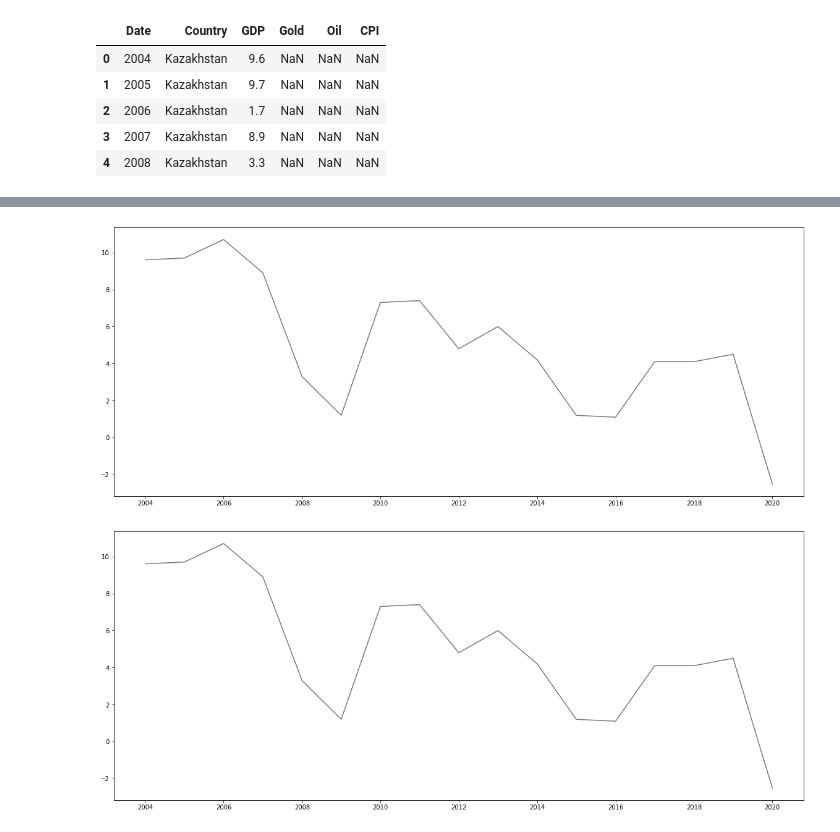
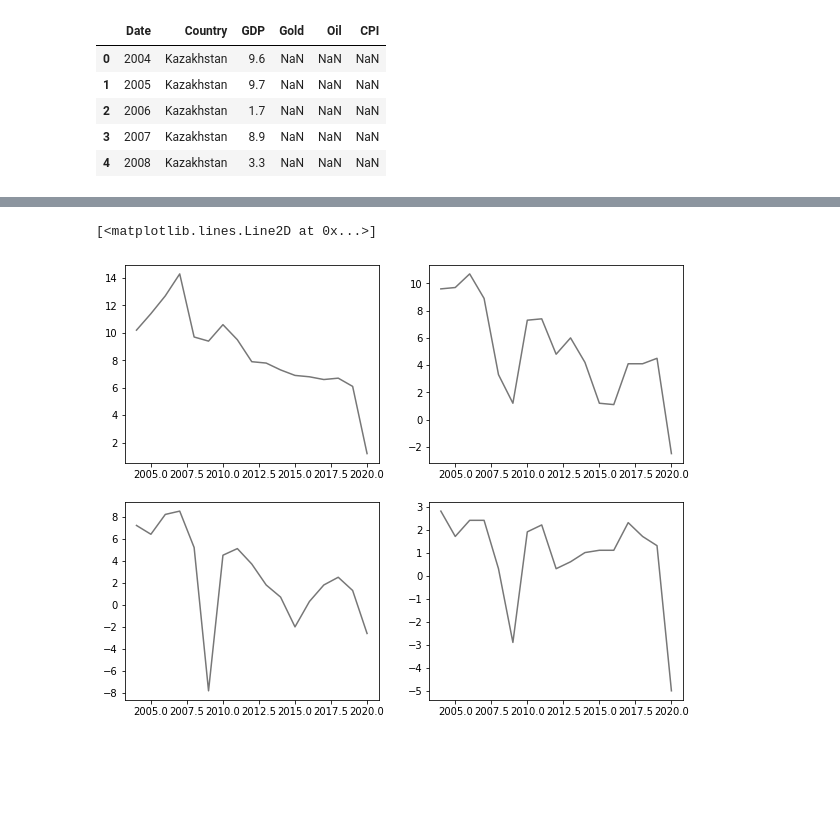
Before and after one commit to khadizxc/rk2datascience, a Jupyter notebook: proj.ipynb, the cells around one changed output, grey strips where cells are left out. Saved outputs shown, nothing was run; the diff lists cells and outputs as text; code cells hidden in the pictures; blank space fills up the shorter version.

```diff
--- a/proj.ipynb
+++ b/proj.ipynb
@@ -112,5 +120,0 @@ covid = temp['China']
-# %%
-plt.figure(figsize=(20, 8))
-ax = plt.plot(temp['Date'], covid, c='#555555', alpha=0.8)
-# %% [output]
-[figure, removed]
@@ -121,5 +121,18 @@ covid = temp['Kazakhstan']
-# %%
-plt.figure(figsize=(20, 8))
-ax = plt.plot(temp['Date'], covid, label='COVID-19 (2019-2020)', c='#555555', alpha=0.8)
-# %% [output]
-[figure, removed]
+# %%
+temp = dataset.groupby('Date')['China'].sum().reset_index()
+temp1 = dataset.groupby('Date')['Kazakhstan'].sum().reset_index()
+temp2 = dataset.groupby('Date')['Russia'].sum().reset_index()
+temp3 = dataset.groupby('Date')['France'].sum().reset_index()
+covid = temp['China']
+covid1 = temp1['Kazakhstan']
+covid2 = temp2['Russia']
+covid3 = temp3['France']
+# %%
+figure, axes = plt.subplots(nrows=2, ncols=2,figsize=(10,8))
+axes[0, 0].plot(temp['Date'], covid, c='#555555', alpha=0.8)
+axes[0, 1].plot(temp1['Date'], covid1, c='#555555', alpha=0.8)
+axes[1, 0].plot(temp2['Date'],covid2,c='#555555',alpha=0.8)
+axes[1, 1].plot(temp3['Date'],covid3,c='#555555',alpha=0.8)
+# %% [output]
+[<matplotlib.lines.Line2D at 0x...>]
+[figure, added]
```
Also changed, not shown: parts of 31 cells of this notebook.
